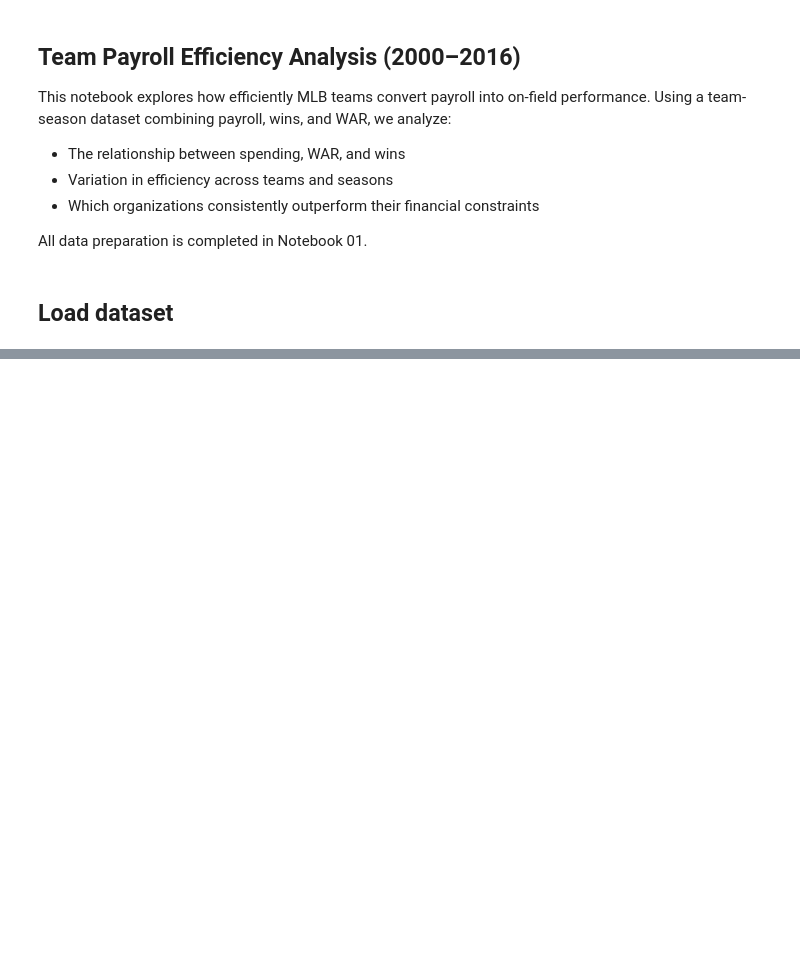
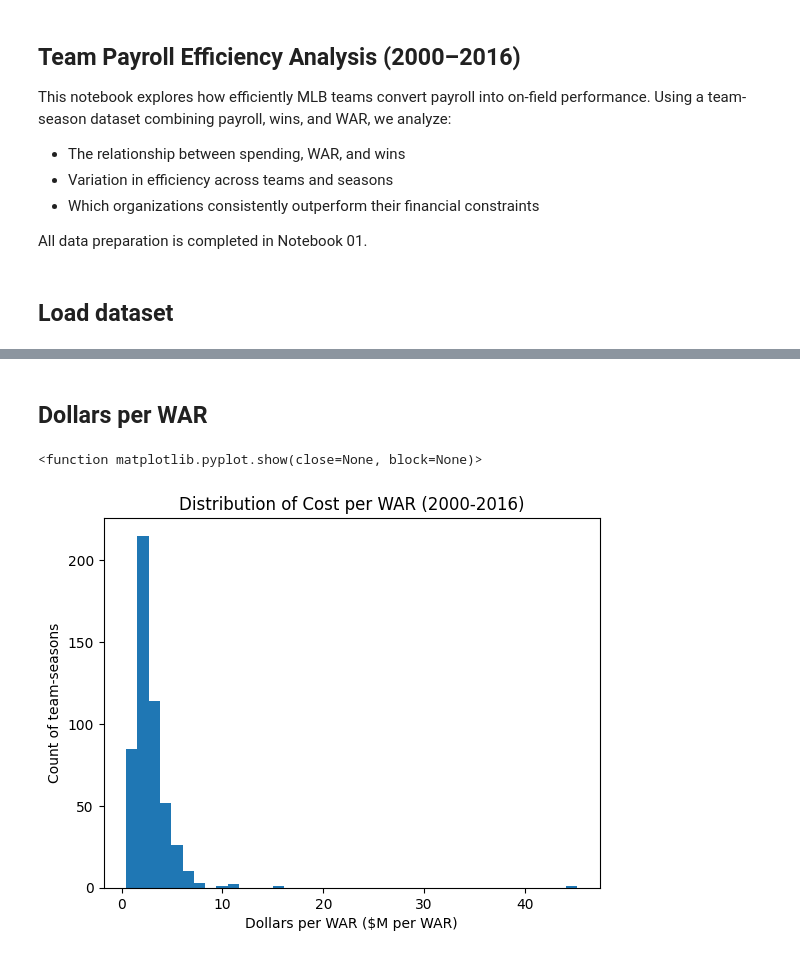
Before and after one commit to matchu46/MLB-Team-Construction---Win-Efficiency, a Jupyter notebook: notebooks/02_team_efficiency_analysis.ipynb, the cells around one changed output, grey strips where cells are left out. Drawn from its saved outputs; the diff is of its cells as text; code cells hidden in the pictures; blank space fills up the shorter version.

```diff
--- a/notebooks/02_team_efficiency_analysis.ipynb
+++ b/notebooks/02_team_efficiency_analysis.ipynb
@@ -26,0 +91,19 @@ df.head()
+# %%
+df = df.copy()
+df["Dollars_per_Win"] = df["payroll"] / df["W"]
+df["Dollars_per_WAR"] = df["payroll"] / df["Total_WAR"]
+df["WAR_per_Million"] = df["Total_WAR"] / (df["payroll"]/1000000)
+# %% [markdown]
+## Dollars per WAR
+# %%
+clean = df[df["Total_WAR"] > 0].copy()
+
+plt.figure()
+plt.hist(clean["Dollars_per_WAR"]/1e6, bins = 40)
+plt.xlabel("Dollars per WAR ($M per WAR)")
+plt.ylabel("Count of team-seasons")
+plt.title("Distribution of Cost per WAR (2000-2016)")
+plt.show
+# %% [output]
+<function matplotlib.pyplot.show(close=None, block=None)>
+[figure, added]
```
Also changed, not shown: parts of 13 cells of this notebook.
